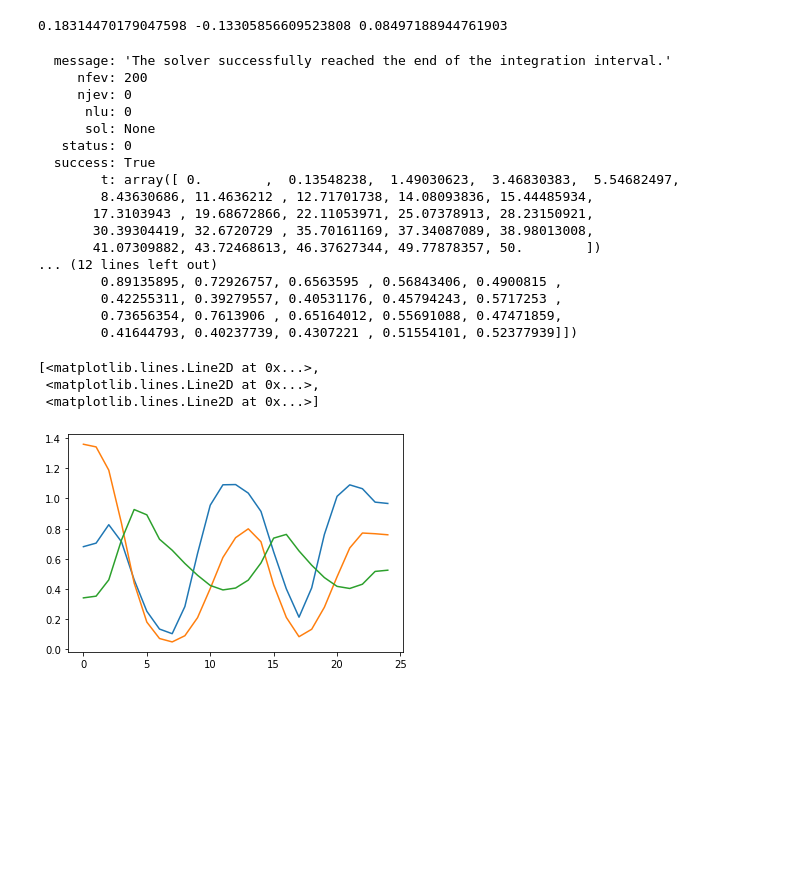
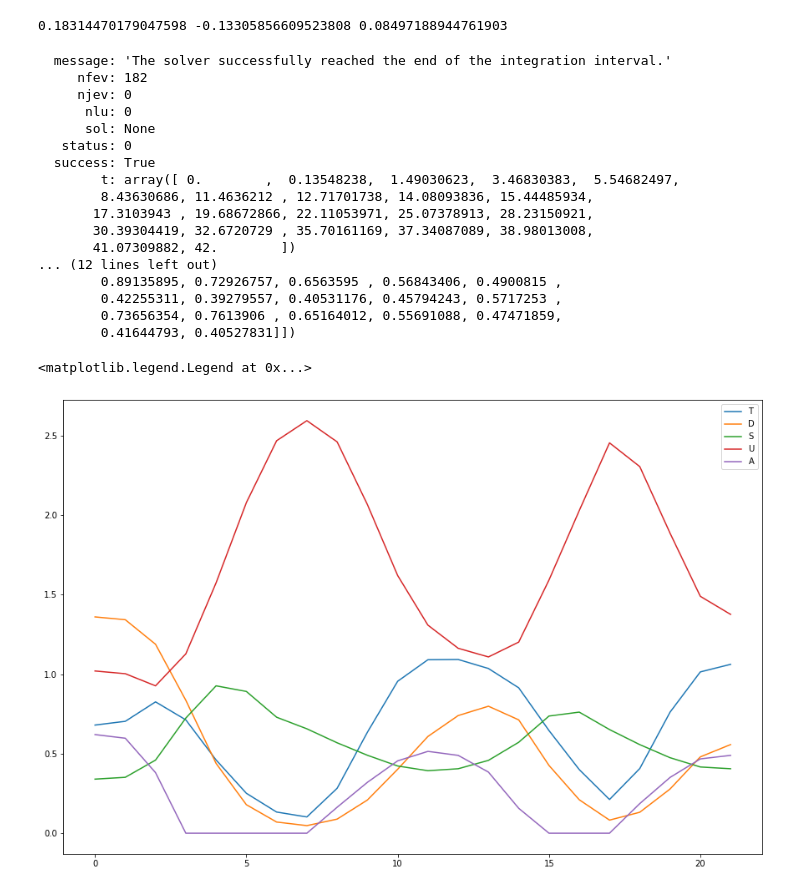
Before and after one commit to callummarvell/CompBio, a Jupyter notebook: Lab5_KaiClock.ipynb, the cells around one changed output. Drawn from its saved outputs; the diff is of its cells as text; code cells hidden in the pictures; blank space fills up the shorter version.

```diff
--- a/Lab5_KaiClock.ipynb
+++ b/Lab5_KaiClock.ipynb
@@ -56,11 +56,11 @@ def fun(t,y):
     out[2] = dS(T,D,S)
     return out
 # %%
-ivp = solve_ivp(fun,(0,50),[0.68,1.36,0.34])
+ivp = solve_ivp(fun,(0,42),[0.68,1.36,0.34])
 print(ivp)
 # %% [output]
   message: 'The solver successfully reached the end of the integration interval.'
-     nfev: 200
+     nfev: 182
      njev: 0
       nlu: 0
       sol: None
@@ -70,17 +70,26 @@ print(ivp)
         8.43630686, 11.4636212 , 12.71701738, 14.08093836, 15.44485934,
        17.3103943 , 19.68672866, 22.11053971, 25.07378913, 28.23150921,
        30.39304419, 32.6720729 , 35.70161169, 37.34087089, 38.98013008,
-       41.07309882, 43.72468613, 46.37627344, 49.77878357, 50.        ])
+       41.07309882, 42.        ])
 ... (12 lines left out)
         0.89135895, 0.72926757, 0.6563595 , 0.56843406, 0.4900815 ,
         0.42255311, 0.39279557, 0.40531176, 0.45794243, 0.5717253 ,
         0.73656354, 0.7613906 , 0.65164012, 0.55691088, 0.47471859,
-        0.41644793, 0.40237739, 0.4307221 , 0.51554101, 0.52377939]])
+        0.41644793, 0.40527831]])
-# %%
-trange = np.arange(0,25,1)
-plt.plot(trange,ivp['y'][0],trange,ivp['y'][1],trange,ivp['y'][2])
-# %% [output]
-[<matplotlib.lines.Line2D at 0x...>,
- <matplotlib.lines.Line2D at 0x...>,
- <matplotlib.lines.Line2D at 0x...>]
-[figure, removed]
+# %%
+trange = np.arange(0,22,1)
+Us = []
+As = []
+for i in range(len(ivp['y'][0])):
+    Us.append(U(ivp['y'][0][i],ivp['y'][1][i],ivp['y'][2][i]))
+    As.append(A(KaiA,ivp['y'][2][i]))
+fig = plt.figure(figsize=(15,10))
+plt.plot(trange,ivp['y'][0], label="T")
+plt.plot(trange,ivp['y'][1], label="D")
+plt.plot(trange,ivp['y'][2], label="S")
+plt.plot(trange,Us, label="U")
+plt.plot(trange,As, label="A")
+plt.legend()
+# %% [output]
+<matplotlib.legend.Legend at 0x...>
+[figure, added]
```
